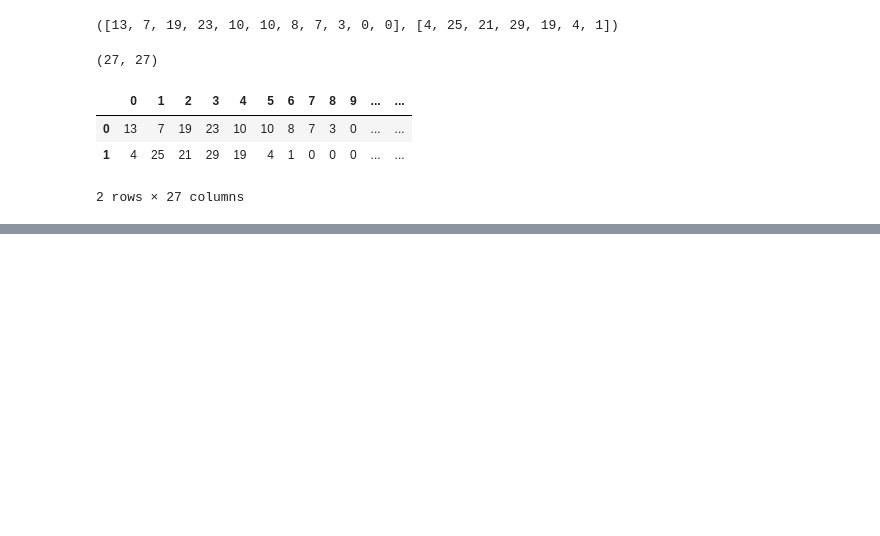
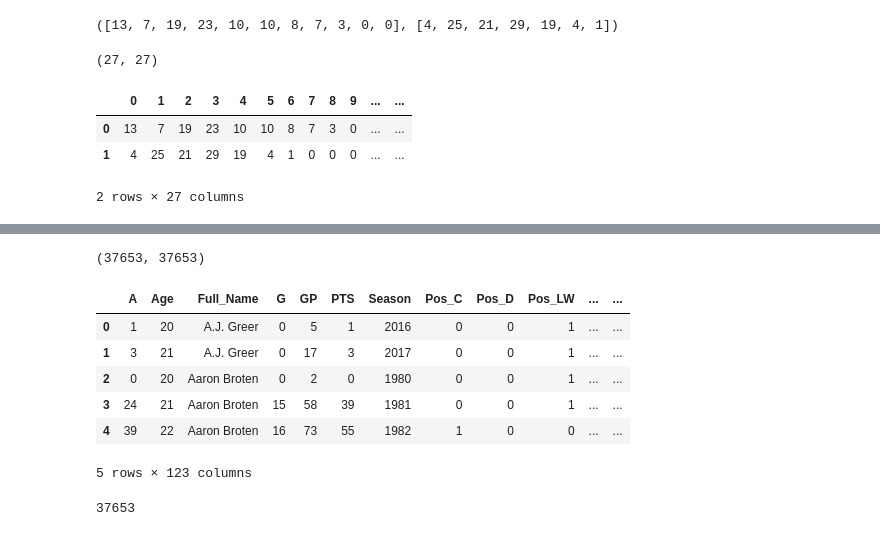
Before and after one commit to greg-smith1/hockey_rnn, a Jupyter notebook: Rand_Forest/Hockey pt. II.ipynb, the cells around one changed output, grey strips where cells are left out. Drawn from its saved outputs; the diff is of its cells as text; code cells hidden in the pictures; blank space fills up the shorter version.

```diff
--- a/Rand_Forest/Hockey pt. II.ipynb
+++ b/Rand_Forest/Hockey pt. II.ipynb
@@ -122,0 +246,20 @@ test_df
+# %%
+len(goal_matrix), len(nhl_data_rev)
+# %% [output]
+(37653, 37653)
+# %%
+full_input_matrix = pd.concat([nhl_data_rev, goal_matrix, games_matrix, points_matrix, assist_matrix], axis = 1)
+# %%
+full_input_matrix.head()
+# %% [output]
+|  | A | Age | Full_Name | G | GP | PTS | Season | Pos_C | Pos_D | Pos_LW | ... | ... |
+| 0 | 1 | 20 | A.J. Greer | 0 | 5 | 1 | 2016 | 0 | 0 | 1 | ... | ... |
+| 1 | 3 | 21 | A.J. Greer | 0 | 17 | 3 | 2017 | 0 | 0 | 1 | ... | ... |
+| 2 | 0 | 20 | Aaron Broten | 0 | 2 | 0 | 1980 | 0 | 0 | 1 | ... | ... |
+| 3 | 24 | 21 | Aaron Broten | 15 | 58 | 39 | 1981 | 0 | 0 | 1 | ... | ... |
+| 4 | 39 | 22 | Aaron Broten | 16 | 73 | 55 | 1982 | 1 | 0 | 0 | ... | ... |
+5 rows × 123 columns
+# %%
+len(full_input_matrix)
+# %% [output]
+37653
```
Also changed, not shown: parts of 30 cells of this notebook, 5 other files.
